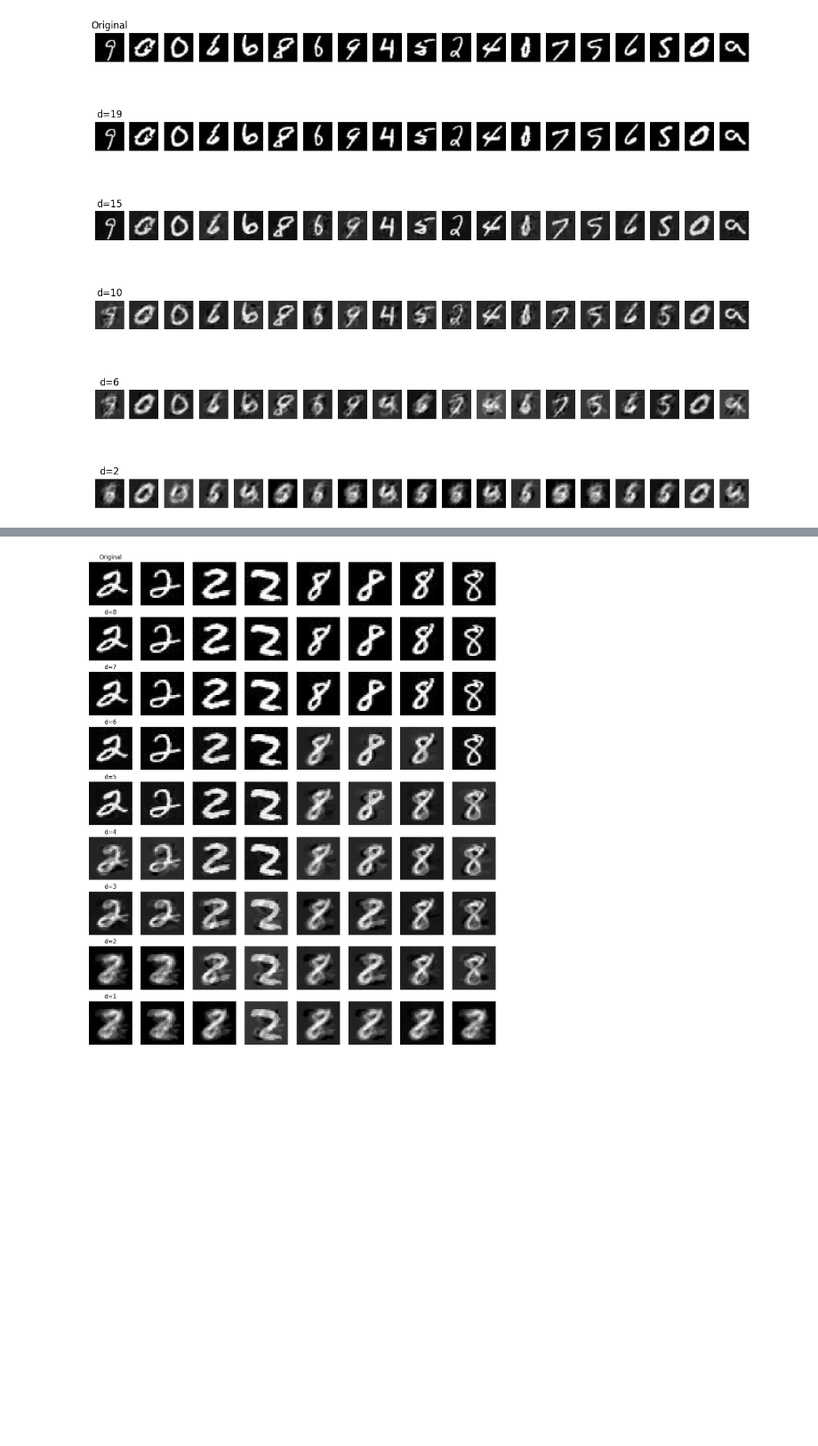
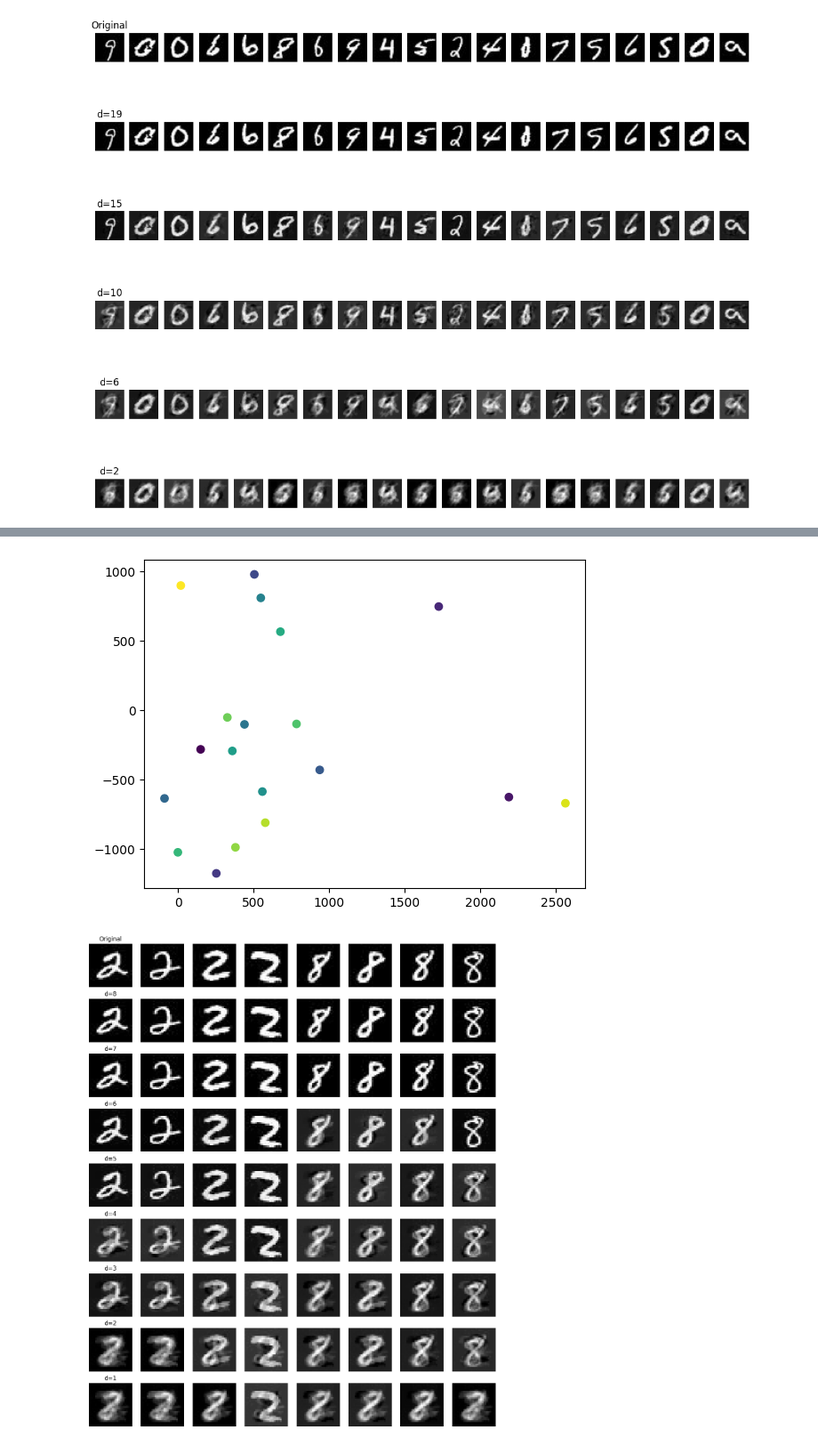
Before and after one commit to lucasU1969/tp_m-todos_2, a Jupyter notebook: punto2.ipynb, the cells around one changed output, grey strips where cells are left out. Shown at 89% size. Drawn from its saved outputs; the diff is of its cells as text; code cells hidden in the pictures; blank space fills up the shorter version.

```diff
--- a/punto2.ipynb
+++ b/punto2.ipynb
@@ -120,3 +204,10 @@ for a in reconstructed_images_list:
+# %%
+Z = np.dot(images_matrix, Vt_list[4].T)
+plt.figure()
+plt.scatter(Z[:,0], Z[:,1], c=range(len(Z)),cmap="viridis")
+plt.show()
+# %% [output]
+[figure, added]
 # %%
 # 4 graficar imagenes 2
 images = load_images_from_folder('datasets_imgs_02')
```
Also changed, not shown: parts of 14 cells of this notebook.
